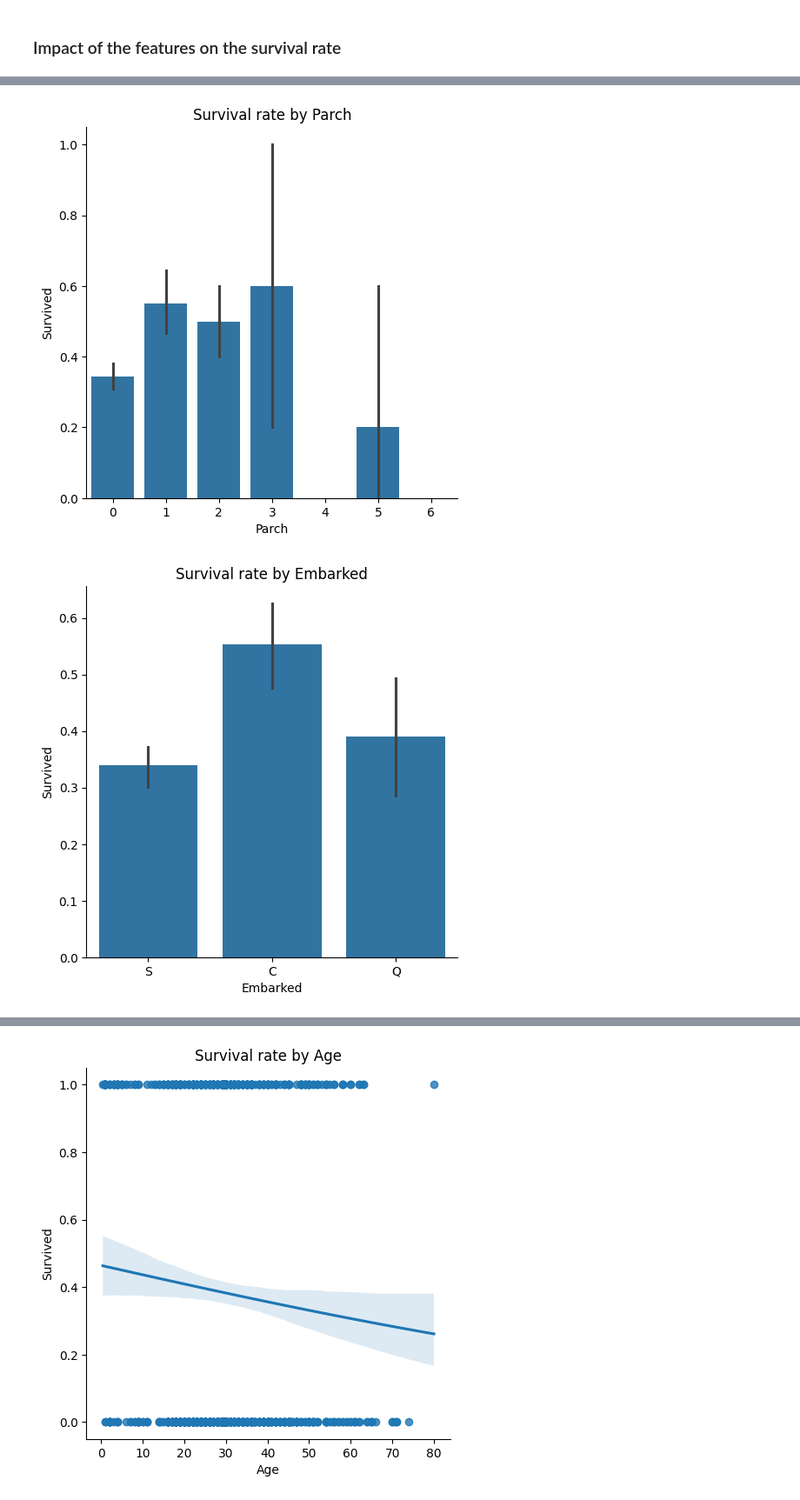
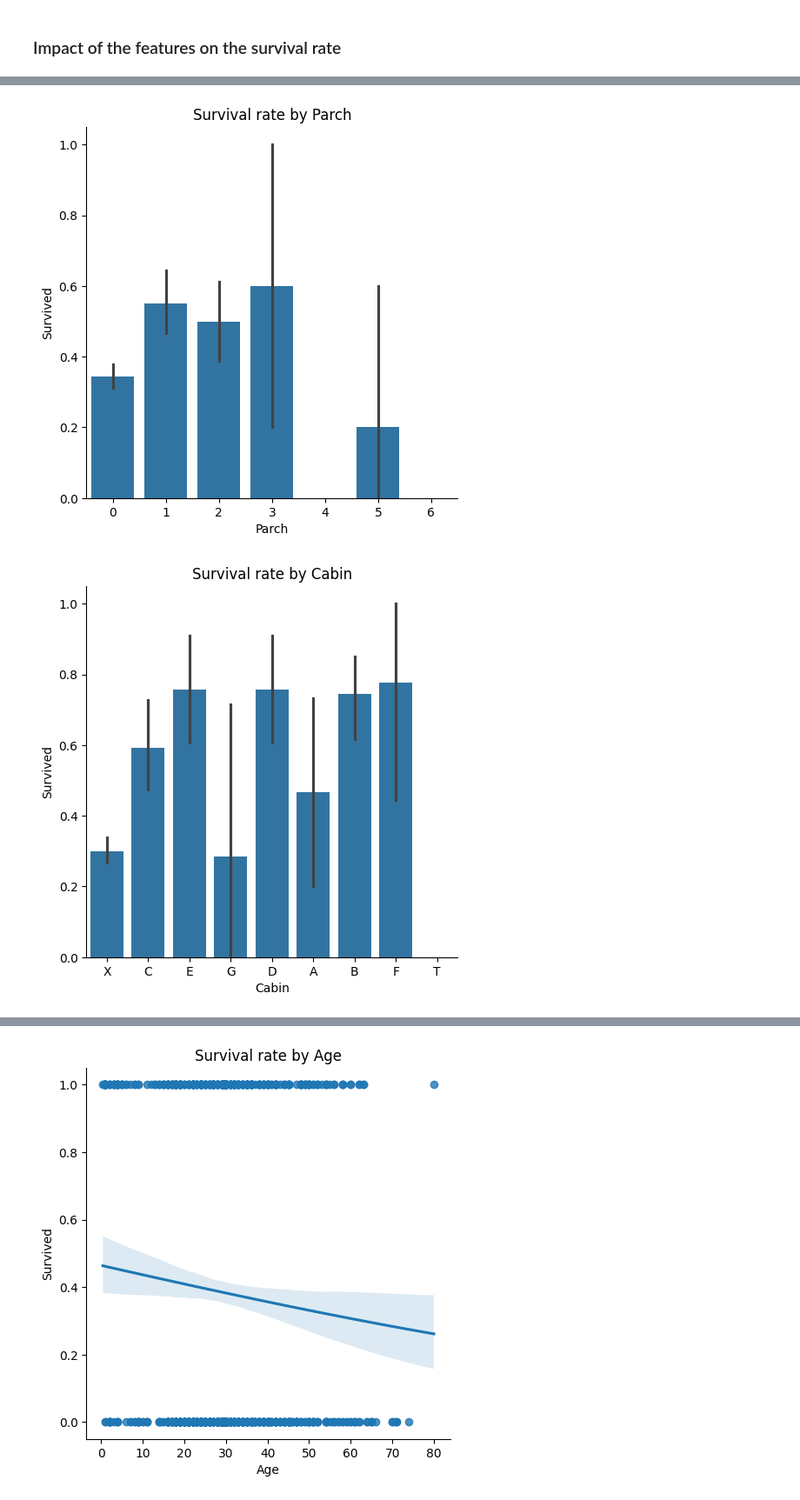
Before and after one commit to V-kr0pt/titanic-kaggle, a Jupyter notebook: src/notebooks/exploratory_analysis.ipynb, the cells around one changed output, grey strips where cells are left out. Shown at 87% size. Saved outputs shown, nothing was run; the diff lists cells and outputs as text; code cells hidden in the pictures.

Commit message:
add: only using the cabin letter + analysing the cabin impact

```diff
--- a/src/notebooks/exploratory_analysis.ipynb
+++ b/src/notebooks/exploratory_analysis.ipynb
@@ -135,7 +113,7 @@ array(['X', 'C85', 'C123', 'E46', 'G6', 'C103', 'D56', 'A6',
        'B102', 'B69', 'E49', 'C47', 'D28', 'E17', 'A24', 'C50', 'B42',
        'C148'], dtype=object)
 # %%
-train_data['Cabin'].replace([ 'D', 'T'], 'X', inplace=True)
-train_data['Cabin'].replace('F G73', 'G73', inplace=True)
-train_data['Cabin'].replace('F E69', 'E69', inplace=True)
-train_data['Cabin'].replace('F G63', 'G63', inplace=True)
+#train_data['Cabin'].replace(['D', 'T'], 'X', inplace=True)
+train_data['Cabin'] = train_data['Cabin'].replace('F G73', 'G73')
+train_data['Cabin'] = train_data['Cabin'].replace('F E69', 'E69')
+train_data['Cabin'] = train_data['Cabin'].replace('F G63', 'G63')
@@ -149,3 +143,5 @@ For example, when doing 'df[col].method(value, inplace=True)', try using 'df.met
+# %%
+train_data['Cabin'] = train_data['Cabin'].apply(lambda x: x[0])
 # %%
 train_data['Cabin'].unique()
 # %% [output]
@@ -171,7 +150,7 @@ array(['X', 'C85', 'C123', 'E46', 'G6', 'C103', 'D56', 'A6',
 ### Impact of the features on the survival rate
 # %%
 # For categorical variables
-categorical_vars = ['Pclass', 'Sex', 'SibSp', 'Parch', 'Embarked']
+categorical_vars = ['Pclass', 'Sex', 'SibSp', 'Parch', 'Cabin', 'Embarked']
 
 for var in categorical_vars:
     sns.catplot(x=var, y="Survived", data=train_data, kind="bar")
@@ -184,2 +163,2 @@ for var in categorical_vars:
 [figure]
-[figure, old version]
+[figure, new version]
```
Also changed, not shown: parts of 8 cells of this notebook.
